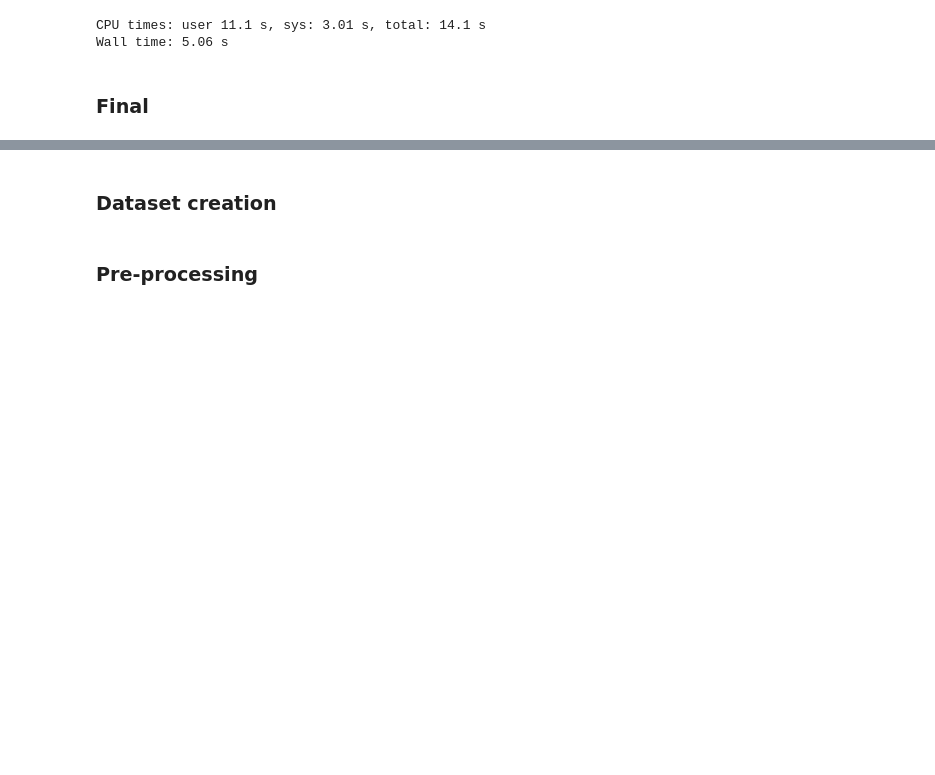
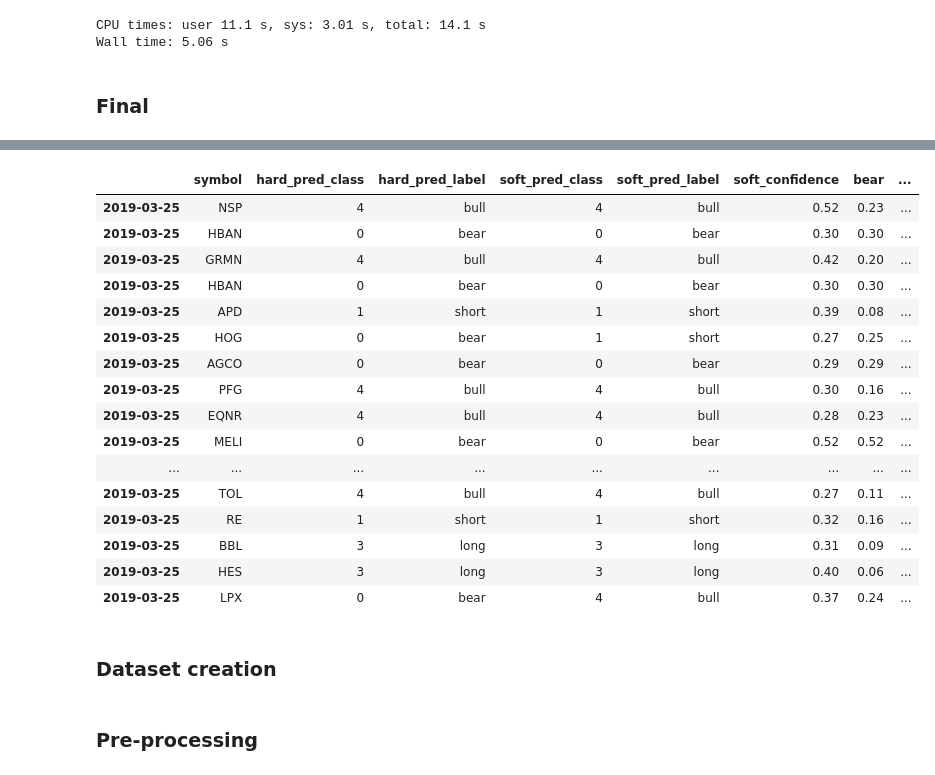
Before and after one commit to webclinic017/inception, a Jupyter notebook: notebooks/ds_co_price_mom_ML.ipynb, the cells around one changed output, grey strips where cells are left out. Cells and saved outputs as stored; diff of their text form; code cells hidden in the pictures; blank space fills up the shorter version.

```diff
--- a/notebooks/ds_co_price_mom_ML.ipynb
+++ b/notebooks/ds_co_price_mom_ML.ipynb
@@ -427,3 +410,23 @@ Wall time: 23.1 s
+# %%
+pred_df
+# %% [output]
+|  | symbol | hard_pred_class | hard_pred_label | soft_pred_class | soft_pred_label | soft_confidence | bear | ... |
+| 2019-03-25 | NSP | 4 | bull | 4 | bull | 0.52 | 0.23 | ... |
+| 2019-03-25 | HBAN | 0 | bear | 0 | bear | 0.30 | 0.30 | ... |
+| 2019-03-25 | GRMN | 4 | bull | 4 | bull | 0.42 | 0.20 | ... |
+| 2019-03-25 | HBAN | 0 | bear | 0 | bear | 0.30 | 0.30 | ... |
+| 2019-03-25 | APD | 1 | short | 1 | short | 0.39 | 0.08 | ... |
+| 2019-03-25 | HOG | 0 | bear | 1 | short | 0.27 | 0.25 | ... |
+| 2019-03-25 | AGCO | 0 | bear | 0 | bear | 0.29 | 0.29 | ... |
+| 2019-03-25 | PFG | 4 | bull | 4 | bull | 0.30 | 0.16 | ... |
+| 2019-03-25 | EQNR | 4 | bull | 4 | bull | 0.28 | 0.23 | ... |
+| 2019-03-25 | MELI | 0 | bear | 0 | bear | 0.52 | 0.52 | ... |
+| ... | ... | ... | ... | ... | ... | ... | ... | ... |
+| 2019-03-25 | TOL | 4 | bull | 4 | bull | 0.27 | 0.11 | ... |
+| 2019-03-25 | RE | 1 | short | 1 | short | 0.32 | 0.16 | ... |
+| 2019-03-25 | BBL | 3 | long | 3 | long | 0.31 | 0.09 | ... |
+| 2019-03-25 | HES | 3 | long | 3 | long | 0.40 | 0.06 | ... |
+| 2019-03-25 | LPX | 0 | bear | 4 | bull | 0.37 | 0.24 | ... |
 # %% [markdown]
 ### Dataset creation
 # %%
```
Also changed, not shown: parts of 7 cells of this notebook.
